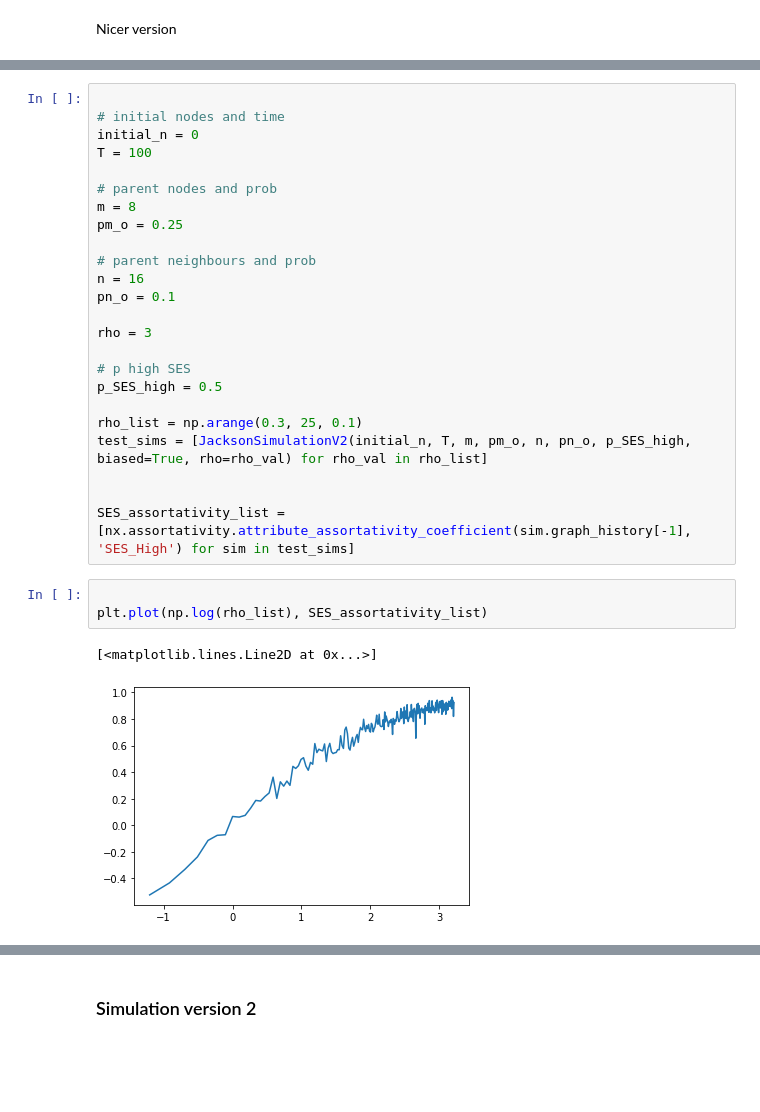
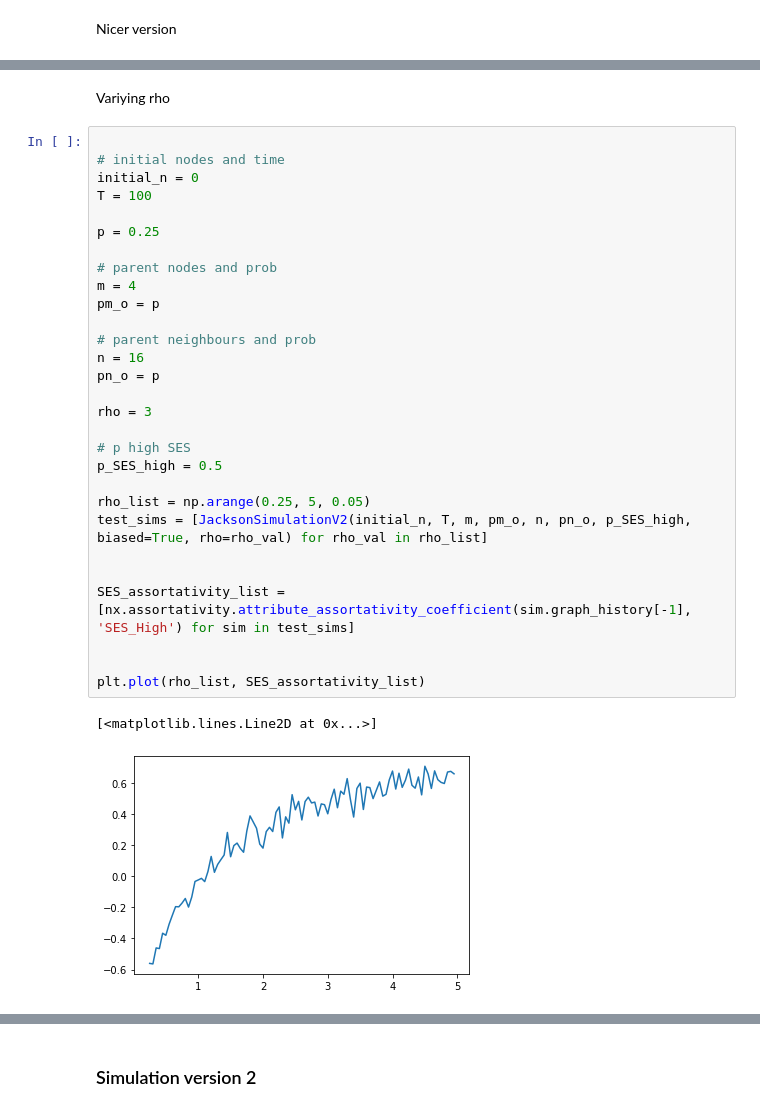
Before and after one commit to RassssD/Diss-model, a Jupyter notebook: Diss_model.ipynb, the cells around one changed output, grey strips where cells are left out. Saved outputs shown, nothing was run; the diff lists cells and outputs as text; blank space fills up the shorter version.

```diff
--- a/Diss_model.ipynb
+++ b/Diss_model.ipynb
@@ -72,30 +73,34 @@ KeyboardInterrupt:
+# %% [markdown]
+Variying rho
 # %%
 
 # initial nodes and time
 initial_n = 0
 T = 100
 
+p = 0.25
+
 # parent nodes and prob
-m = 8
-pm_o = 0.25
+m = 4
+pm_o = p
 
 # parent neighbours and prob
 n = 16
-pn_o = 0.1
+pn_o = p
 
 rho = 3
 
 # p high SES
 p_SES_high = 0.5
 
-rho_list = np.arange(0.3, 25, 0.1)
+rho_list = np.arange(0.25, 5, 0.05)
 test_sims = [JacksonSimulationV2(initial_n, T, m, pm_o, n, pn_o, p_SES_high, biased=True, rho=rho_val) for rho_val in rho_list]
 
 
 SES_assortativity_list = [nx.assortativity.attribute_assortativity_coefficient(sim.graph_history[-1], 'SES_High') for sim in test_sims]
+
+
+plt.plot(rho_list, SES_assortativity_list)
+# %% [output]
+[<matplotlib.lines.Line2D at 0x...>]
+[figure, added]
-# %%
-
-plt.plot(np.log(rho_list), SES_assortativity_list)
-# %% [output]
-[<matplotlib.lines.Line2D at 0x...>]
-[figure, removed]
```
Also changed, not shown: parts of 3 cells of this notebook.
